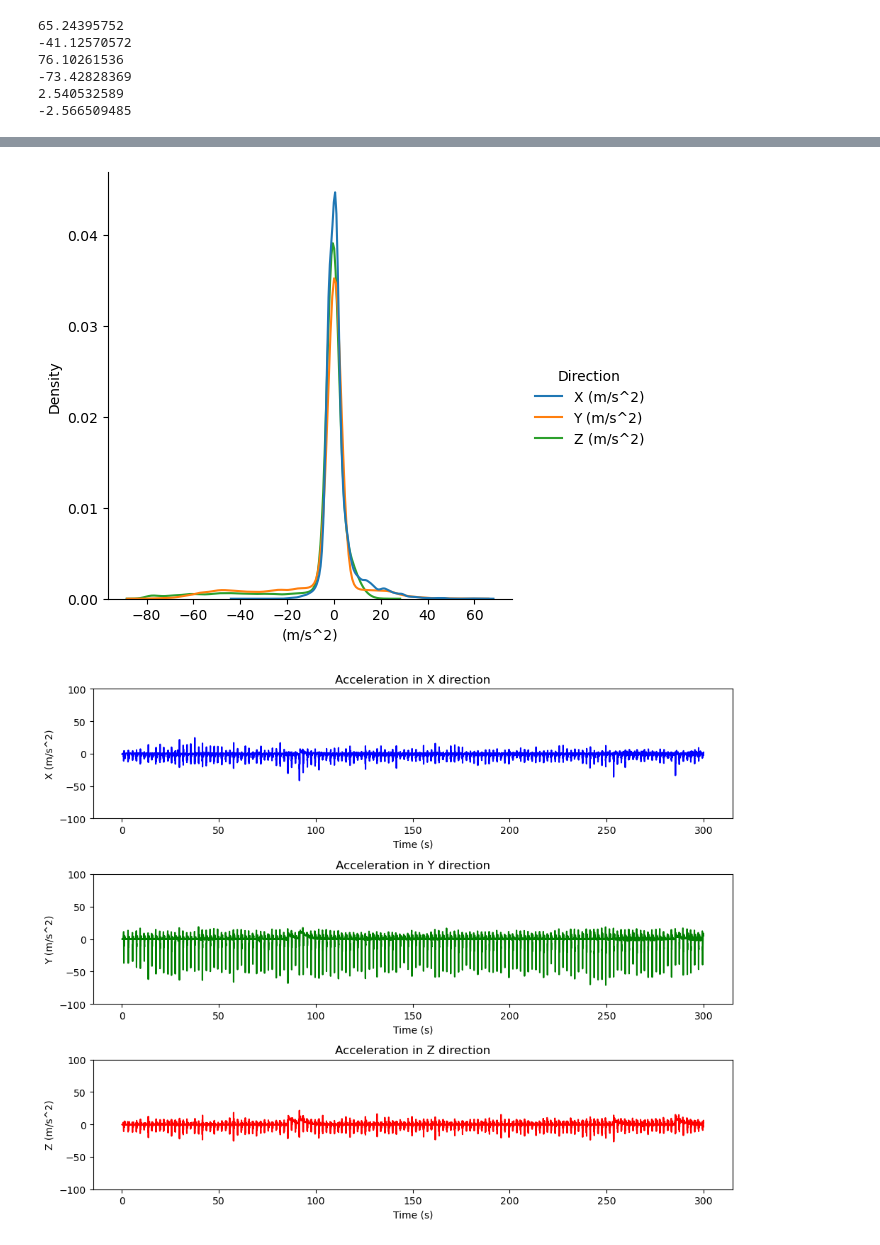
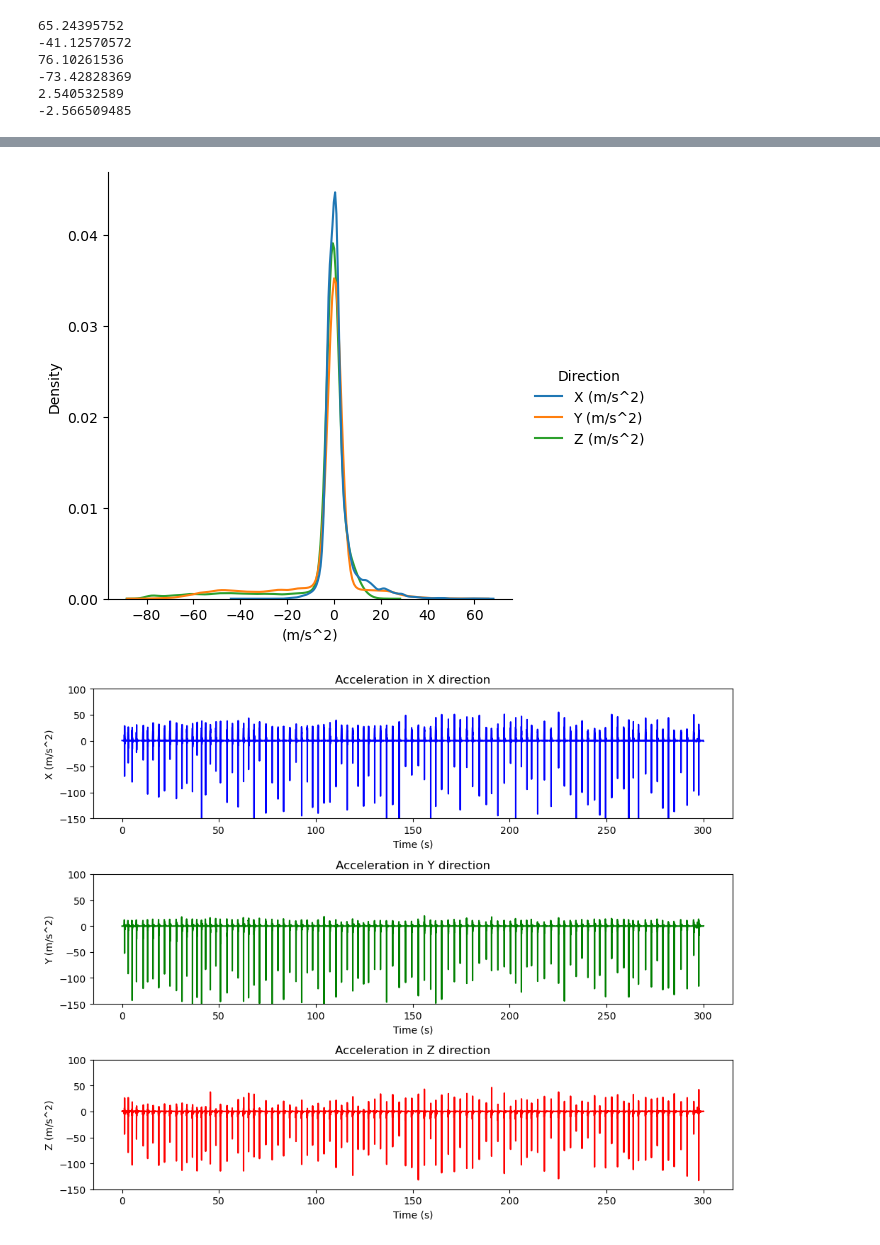
Before and after one commit to BruceLeo99/MLQS-VU-Project-Tyson, a Jupyter notebook: Experimental Boxing data review.ipynb, the cells around one changed output, grey strips where cells are left out. Cells and saved outputs as stored; diff of their text form; code cells hidden in the pictures.

```diff
--- a/Experimental Boxing data review.ipynb
+++ b/Experimental Boxing data review.ipynb
@@ -244,11 +306,11 @@ left_nopunch_gyr:
 75%      253.049755      0.388411      0.601857      0.115445
 max      337.374849     10.917773     17.465427     15.561790
 # %%
-exp_data_no_time = dict()
+dict_sub0301_no_time = dict()
 
-for data in dict_exp_data.keys():
+for data in dict_sub_0301_data.keys():
     no_time_key = data + "_noTime"
-    no_time_df = dict_exp_data[data].drop('Time (s)', axis=1)
-    exp_data_no_time.setdefault(no_time_key, no_time_df)
+    no_time_df = dict_sub_0101_data[data].drop('Time (s)', axis=1)
+    dict_sub0301_no_time.setdefault(no_time_key, no_time_df)
 # %%
 # Plot the distributions
@@ -281,7 +343,7 @@ for data in exp_data_no_time.keys():
 # The jab
 # Plot for X (m/s^2)
 
-df_melted = exp_data_no_time["lefthook_acc_noTime"].melt(var_name="Direction", value_name="(m/s^2)")
+df_melted = dict_sub0301_no_time["lefthook_acc_noTime"].melt(var_name="Direction", value_name="(m/s^2)")
 sns.displot(df_melted, x="(m/s^2)", hue="Direction", kind="kde")
 
 x = jab_acc["Time (s)"]
@@ -295,21 +357,21 @@ fig, axs = plt.subplots(3, 1, figsize=(10, 8))
 # Plot for X (m/s^2)
 axs[0].plot(x, y_x, color='b')
 axs[0].set_title('Acceleration in X direction')
-axs[0].set_ylim(-100,100)
+axs[0].set_ylim(-150,100)
 axs[0].set_xlabel('Time (s)')
 axs[0].set_ylabel('X (m/s^2)')
 
 # Plot for Y (m/s^2)
 axs[1].plot(x, y_y, color='g')
 axs[1].set_title('Acceleration in Y direction')
-axs[1].set_ylim(-100,100)
+axs[1].set_ylim(-150,100)
 axs[1].set_xlabel('Time (s)')
 axs[1].set_ylabel('Y (m/s^2)')
 
 # Plot for Z (m/s^2)
 axs[2].plot(x, y_z, color='r')
 axs[2].set_title('Acceleration in Z direction')
-axs[2].set_ylim(-100,100)
+axs[2].set_ylim(-150,100)
 axs[2].set_xlabel('Time (s)')
 axs[2].set_ylabel('Z (m/s^2)')
 
@@ -322,34 +384,34 @@ for second in range(0,5):
     start = second * 250
     end = (second + 1) * 250
 
     fig, axs = plt.subplots(3, 1, figsize=(10, 8))
 
     axs[0].plot(x[start:end], y_x[start:end], color='b')
     axs[0].set_title('Acceleration in X direction')
-    axs[0].set_ylim(-50,50)
+    axs[0].set_ylim(-150,100)
     axs[0].set_xlabel('Time (s)')
     axs[0].set_ylabel('X (m/s^2)')
     axs[0].grid(True)
 
     # Plot for Y (m/s^2)
     axs[1].plot(x[start:end], y_y[start:end], color='g')
     axs[1].set_title('Acceleration in Y direction')
-    axs[1].set_ylim(-50,50)
+    axs[1].set_ylim(-150,100)
     axs[1].set_xlabel('Time (s)')
     axs[1].set_ylabel('Y (m/s^2)')
     axs[1].grid(True)
 
     # Plot for Z (m/s^2)
     axs[2].plot(x[start:end], y_z[start:end], color='r')
     axs[2].set_title('Acceleration in Z direction')
-    axs[2].set_ylim(-50,50)
+    axs[2].set_ylim(-150,100)
     axs[2].set_xlabel('Time (s)')
     axs[2].set_ylabel('Z (m/s^2)')
     axs[2].grid(True)
 
     plt.tight_layout()
     # plt.savefig(os.path.join(dirpath_savefig, f"Series of Acceleration of Jab in second {second + 1}"))
     plt.show()
 # %% [output]
 [figure]
-[figure, old version]
+[figure, new version]
```
Also changed, not shown: parts of 19 cells of this notebook, 2 other files.
